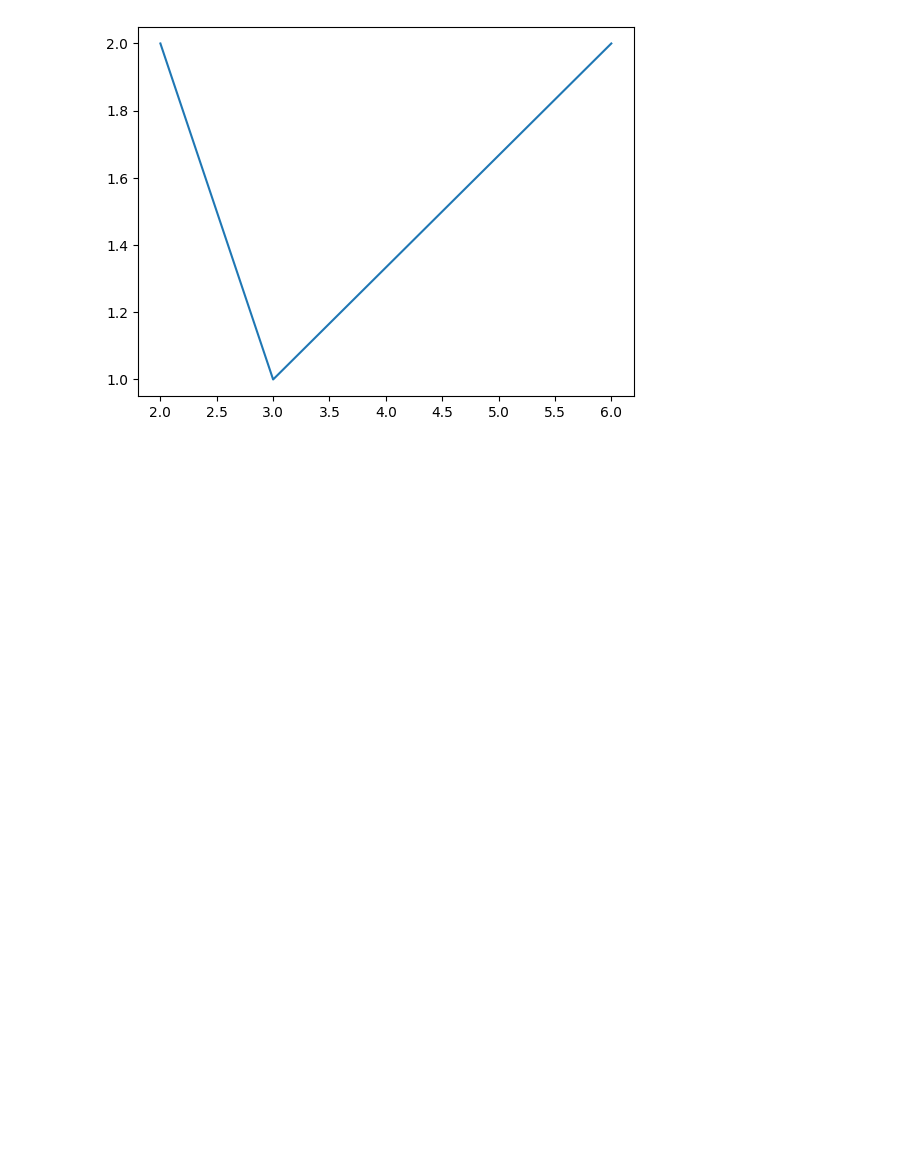
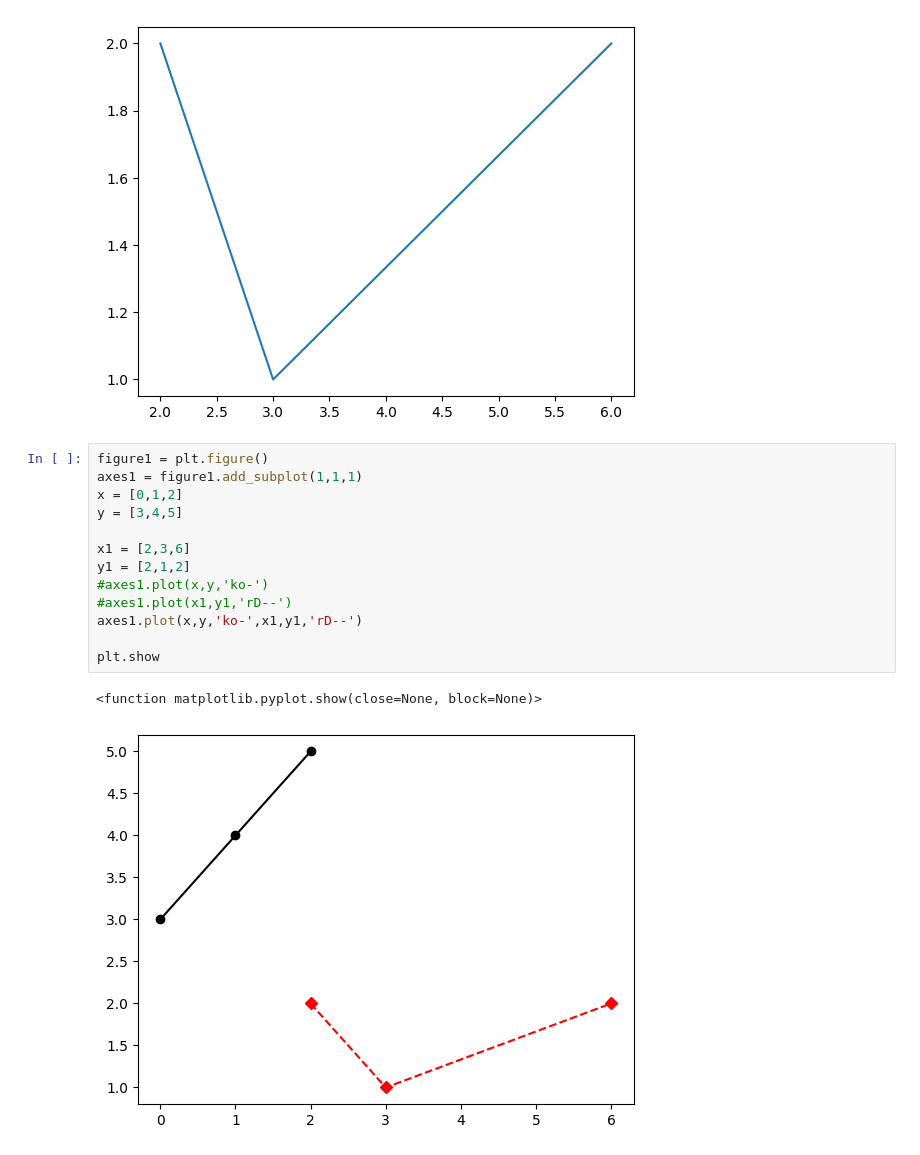
Before and after one commit to chainmine55/2023_11_16Python, a Jupyter notebook: lesson16/lesson16_2.ipynb, the cells around one changed output. Saved outputs shown, nothing was run; the diff lists cells and outputs as text; blank space fills up the shorter version.

```diff
--- a/lesson16/lesson16_2.ipynb
+++ b/lesson16/lesson16_2.ipynb
@@ -41,3 +41,19 @@ plt.show
 <function matplotlib.pyplot.show(close=None, block=None)>
 [figure]
 [figure]
+# %%
+figure1 = plt.figure()
+axes1 = figure1.add_subplot(1,1,1)
+x = [0,1,2]
+y = [3,4,5]
+
+x1 = [2,3,6]
+y1 = [2,1,2]
+#axes1.plot(x,y,'ko-')
+#axes1.plot(x1,y1,'rD--')
+axes1.plot(x,y,'ko-',x1,y1,'rD--')
+
+plt.show
+# %% [output]
+<function matplotlib.pyplot.show(close=None, block=None)>
+[figure, added]
```
